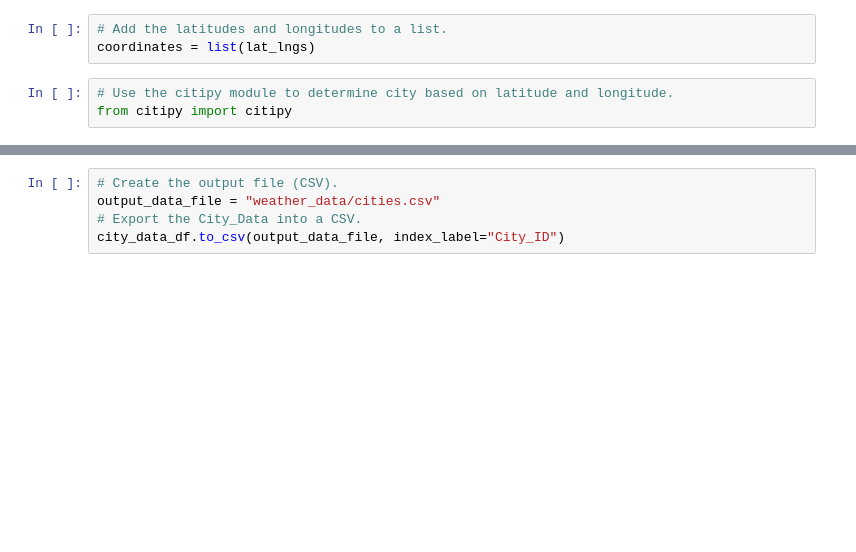
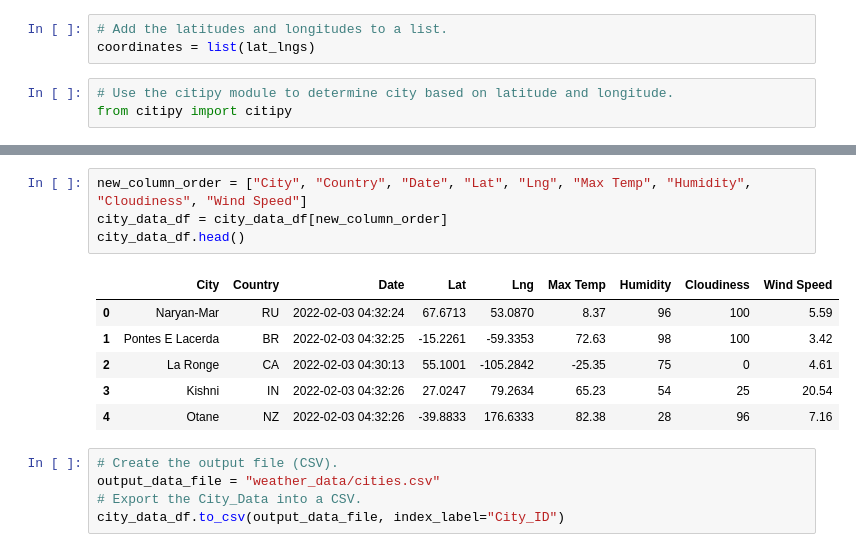
Before and after one commit to robyndook/World_Weather_Analysis, a Jupyter notebook: WeatherPy.ipynb, the cells around one changed output, grey strips where cells are left out. Saved outputs shown, nothing was run; the diff lists cells and outputs as text; blank space fills up the shorter version.

```diff
--- a/WeatherPy.ipynb
+++ b/WeatherPy.ipynb
@@ -126,5 +142,16 @@ city_data_df.head(10)
 # %%
-# Create the output file (CSV).
-output_data_file = "weather_data/cities.csv"
-# Export the City_Data into a CSV.
-city_data_df.to_csv(output_data_file, index_label="City_ID")
+new_column_order = ["City", "Country", "Date", "Lat", "Lng", "Max Temp", "Humidity", "Cloudiness", "Wind Speed"]
+city_data_df = city_data_df[new_column_order]
+city_data_df.head()
+# %% [output]
+|  | City | Country | Date | Lat | Lng | Max Temp | Humidity | Cloudiness | Wind Speed |
+| 0 | Naryan-Mar | RU | 2022-02-03 04:32:24 | 67.6713 | 53.0870 | 8.37 | 96 | 100 | 5.59 |
+| 1 | Pontes E Lacerda | BR | 2022-02-03 04:32:25 | -15.2261 | -59.3353 | 72.63 | 98 | 100 | 3.42 |
+| 2 | La Ronge | CA | 2022-02-03 04:30:13 | 55.1001 | -105.2842 | -25.35 | 75 | 0 | 4.61 |
+| 3 | Kishni | IN | 2022-02-03 04:32:26 | 27.0247 | 79.2634 | 65.23 | 54 | 25 | 20.54 |
+| 4 | Otane | NZ | 2022-02-03 04:32:26 | -39.8833 | 176.6333 | 82.38 | 28 | 96 | 7.16 |
+# %%
+# Create the output file (CSV).
+output_data_file = "weather_data/cities.csv"
+# Export the City_Data into a CSV.
+city_data_df.to_csv(output_data_file, index_label="City_ID")
```
Also changed, not shown: parts of 6 cells of this notebook, 2 other files.
